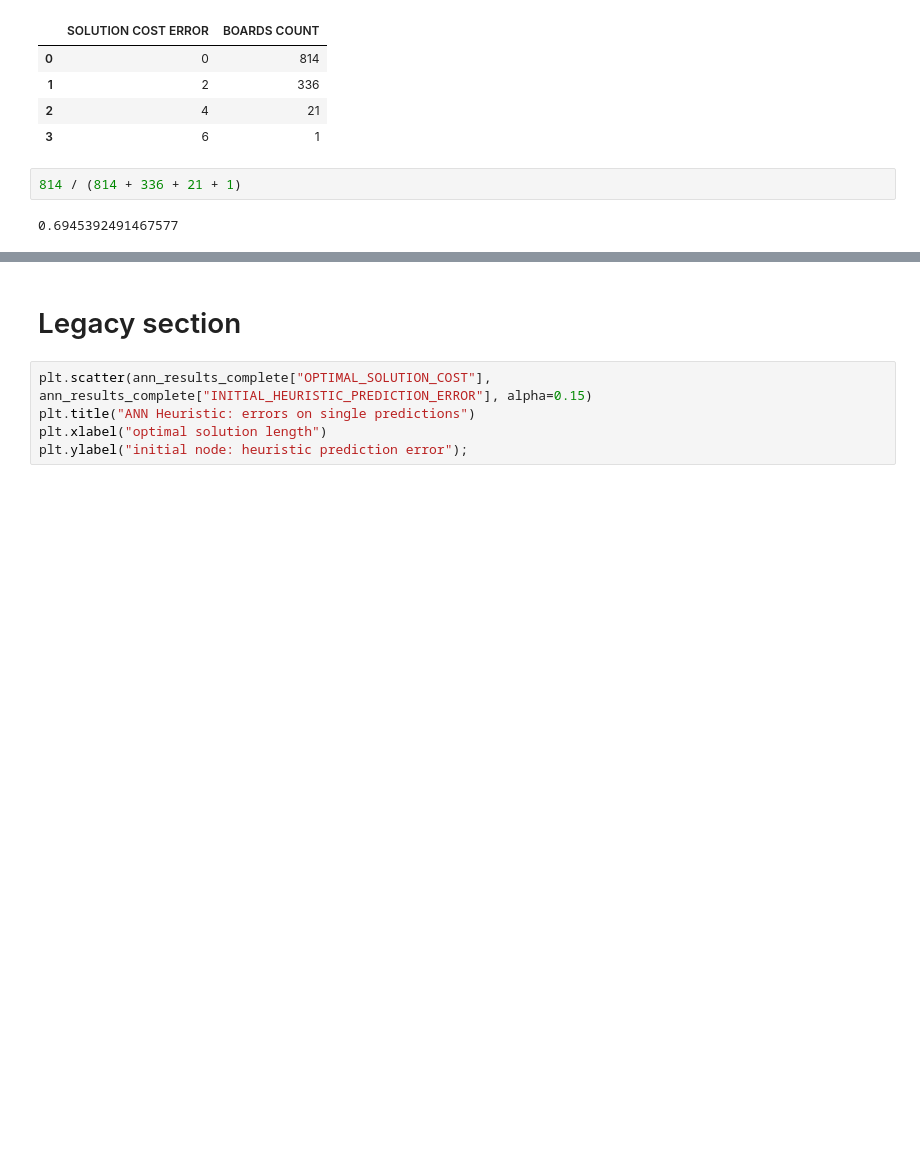
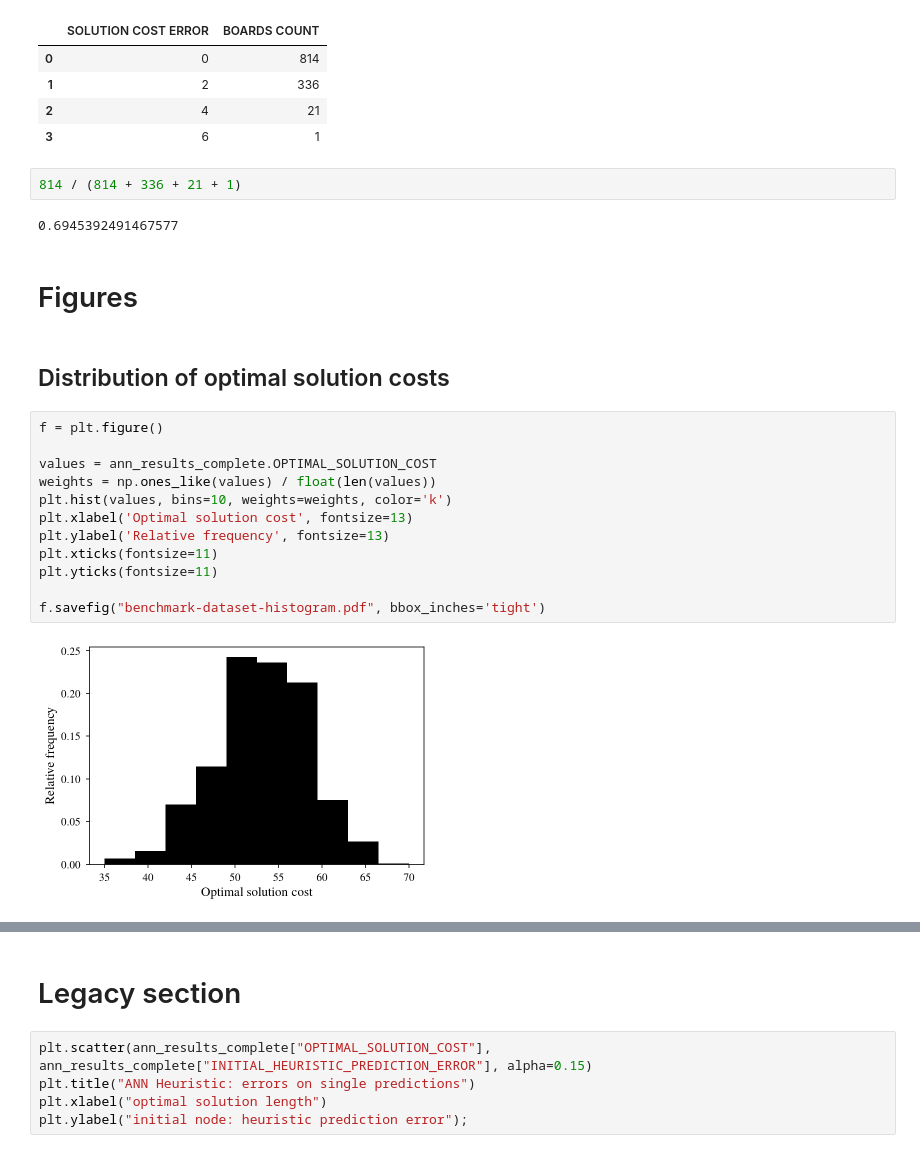
Before and after one commit to vcahlik/fifteen-puzzle, a Jupyter notebook: prototype/notebooks/ANNHeuristicBenchmarks/v3/AllHeuristicsBenchmarkFinal.ipynb, the cells around one changed output, grey strips where cells are left out. Cells and saved outputs as stored; diff of their text form; blank space fills up the shorter version.

```diff
--- a/prototype/notebooks/ANNHeuristicBenchmarks/v3/AllHeuristicsBenchmarkFinal.ipynb
+++ b/prototype/notebooks/ANNHeuristicBenchmarks/v3/AllHeuristicsBenchmarkFinal.ipynb
@@ -338,3 +338,21 @@ solution_length_errors_distribution
 814 / (814 + 336 + 21 + 1)
 # %% [output]
 0.6945392491467577
+# %% [markdown]
+# Figures
+# %% [markdown]
+## Distribution of optimal solution costs
+# %%
+f = plt.figure()
+
+values = ann_results_complete.OPTIMAL_SOLUTION_COST
+weights = np.ones_like(values) / float(len(values))
+plt.hist(values, bins=10, weights=weights, color='k')
+plt.xlabel('Optimal solution cost', fontsize=13)
+plt.ylabel('Relative frequency', fontsize=13)
+plt.xticks(fontsize=11)
+plt.yticks(fontsize=11)
+
+f.savefig("benchmark-dataset-histogram.pdf", bbox_inches='tight')
+# %% [output]
+[figure, added]
```
Also changed, not shown: parts of 5 cells of this notebook, 2 other files.
